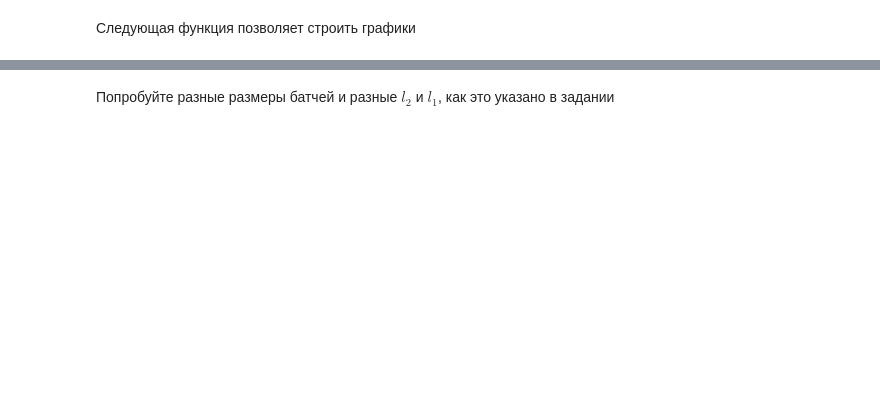
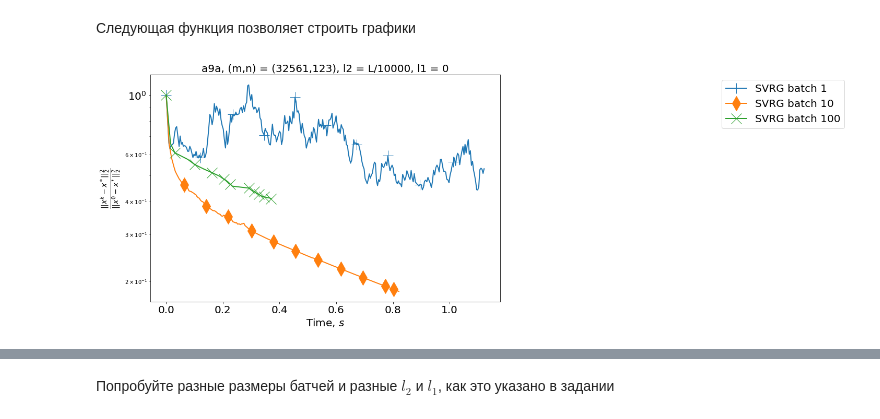
Before and after one commit to Naumenko-KM/MADE_2_MetOpt, a Jupyter notebook: hw3/hw3.ipynb, the cells around one changed output, grey strips where cells are left out. Cells and saved outputs as stored; diff of their text form; code cells hidden in the pictures; blank space fills up the shorter version.

```diff
--- a/hw3/hw3.ipynb
+++ b/hw3/hw3.ipynb
@@ -434,7 +512,7 @@ filename=dataset+"_x_init_all_ones"
 x_init = np.ones(n)
 l2 = L / 10000
 l1 = L / 1000
-batch_size = 10
+batch_size = 100
 M = int(2*m/batch_size)
 gamma = 1.0/(6*(L+l2))
 x_star = read_solution(dataset, l2, l1)[0]
@@ -443,7 +521,7 @@ S = 3
 save_info_period = 100
 
 #эти 2 параметра выставите в соответствии с вашими экспериментами по разреженности матрицы
-sparse_full = False
+sparse_full = True
 sparse_stoch = False
 # %%
 %%time
@@ -491,7 +572,7 @@ def make_plots(args):
     plt.legend(bbox_to_anchor=(2,1), loc="upper right", fontsize=fontsize)
     if mode_x == 'time':
         plt.xlabel(r"Time, $s$", fontsize=fontsize)
-    if mode_x == 'sampled_grads':
+    if mode_x == 'data_passes':
         plt.xlabel(r"Number of sampled gradients / number of data samples", fontsize=fontsize)
     if mode_x == 'iters':
         plt.xlabel(r"Number of iterations", fontsize=fontsize)
@@ -524,6 +605,6 @@ mode_y = 'squared_distances'
 mode_x = 'time'
 figsize = (12, 8)
 fontsize = 20
-title = dataset+", (m,n) = ("+str(m)+","+str(n)+"), l2 = L/"+str(int(L/l2))+", l1 = L/"+str(int(L/l1))
+title = dataset+", (m,n) = ("+str(m)+","+str(n)+"), l2 = L/"+str(int(L/l2))+", l1 = "+str(0)
 
 args_for_plots = [dataset, filename, mode_y, mode_x, figsize, fontsize, title, methods]
@@ -531,0 +611,15 @@ make_plots(args=args_for_plots)
+# %%
+l1 = 0
+methods = [
+         ['SVRG', [gamma, l2, l1, 3, int(2*m/1), 1],
+           ' batch 1', 300],
+         ['SVRG', [gamma, l2, l1, 3, int(2*m/10), 10],
+           ' batch 10', None],
+         ['SVRG', [gamma, l2, l1, 3, int(2*m/100), 100],
+           ' batch 100', None],
+]
+mode_x = 'time'
+args_for_plots = [dataset, filename, mode_y, mode_x, figsize, fontsize, title, methods]
+make_plots(args=args_for_plots)
+# %% [output]
+[figure, added]
```
Also changed, not shown: parts of 35 cells of this notebook, 11 other files.
